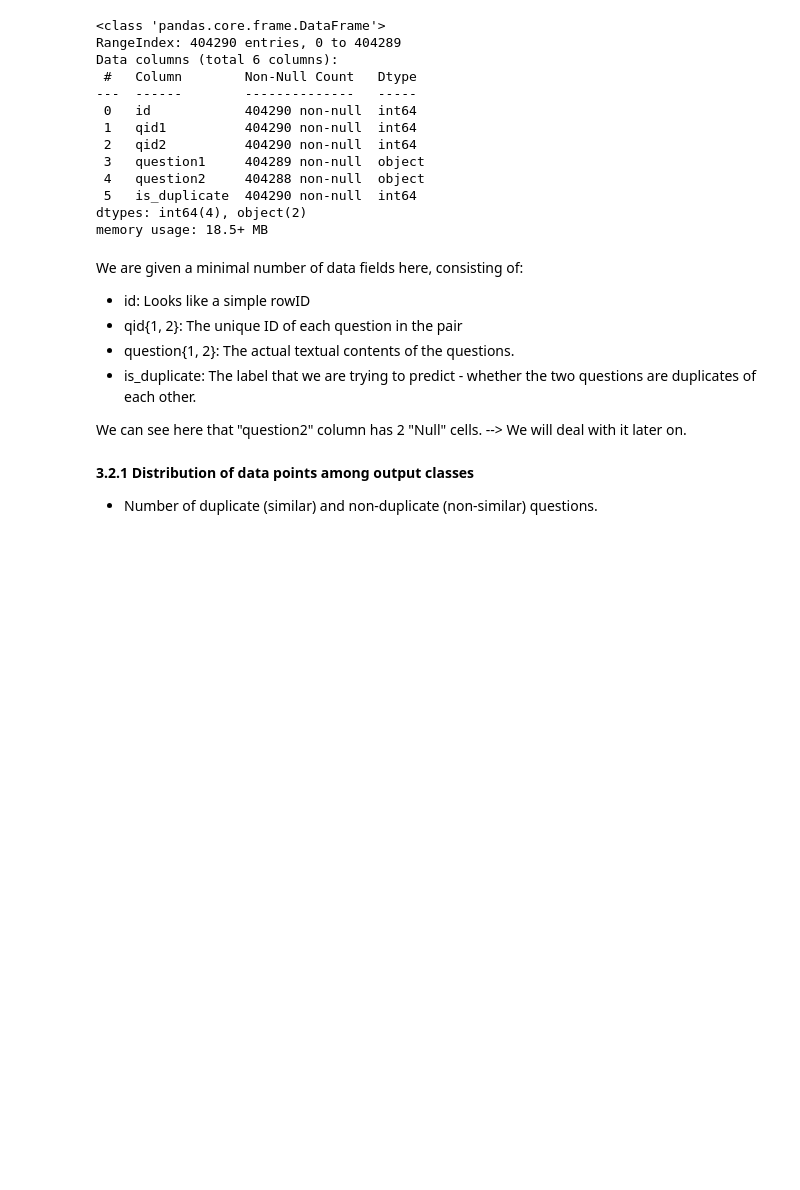
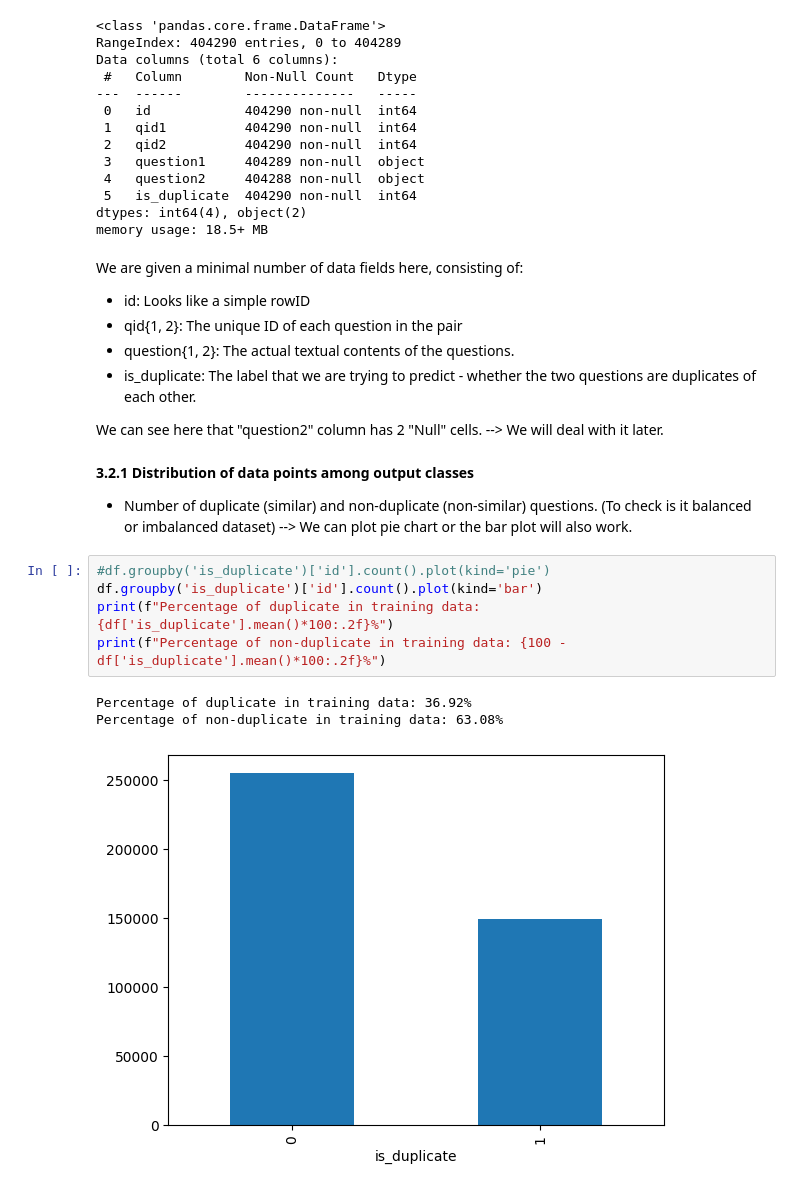
Before and after one commit to Arjun1425/MachineLearning, a Jupyter notebook: 02 Quora Question Pairs/Quora Question Pairs.ipynb, the cells around one changed output. Cells and saved outputs as stored; diff of their text form; blank space fills up the shorter version.

```diff
--- a/02 Quora Question Pairs/Quora Question Pairs.ipynb
+++ b/02 Quora Question Pairs/Quora Question Pairs.ipynb
@@ -121,7 +123,16 @@ We are given a minimal number of data fields here, consisting of:
 * question{1, 2}: The actual textual contents of the questions.
 * is_duplicate: The label that we are trying to predict - whether the two questions are duplicates of each other.
 
-We can see here that "question2" column has 2 "Null" cells. --> We will deal with it later on.
+We can see here that "question2" column has 2 "Null" cells. --> We will deal with it later.
 # %% [markdown]
 **3.2.1 Distribution of data points among output classes**
-- Number of duplicate (similar) and non-duplicate (non-similar) questions.
+- Number of duplicate (similar) and non-duplicate (non-similar) questions. (To check is it balanced or imbalanced dataset) --> We can plot pie chart or the bar plot will also work.
+# %%
+#df.groupby('is_duplicate')['id'].count().plot(kind='pie')
+df.groupby('is_duplicate')['id'].count().plot(kind='bar')
+print(f"Percentage of duplicate in training data: {df['is_duplicate'].mean()*100:.2f}%")
+print(f"Percentage of non-duplicate in training data: {100 - df['is_duplicate'].mean()*100:.2f}%")
+# %% [output]
+Percentage of duplicate in training data: 36.92%
+Percentage of non-duplicate in training data: 63.08%
+[figure, added]
```
Also changed, not shown: parts of 5 cells of this notebook.
